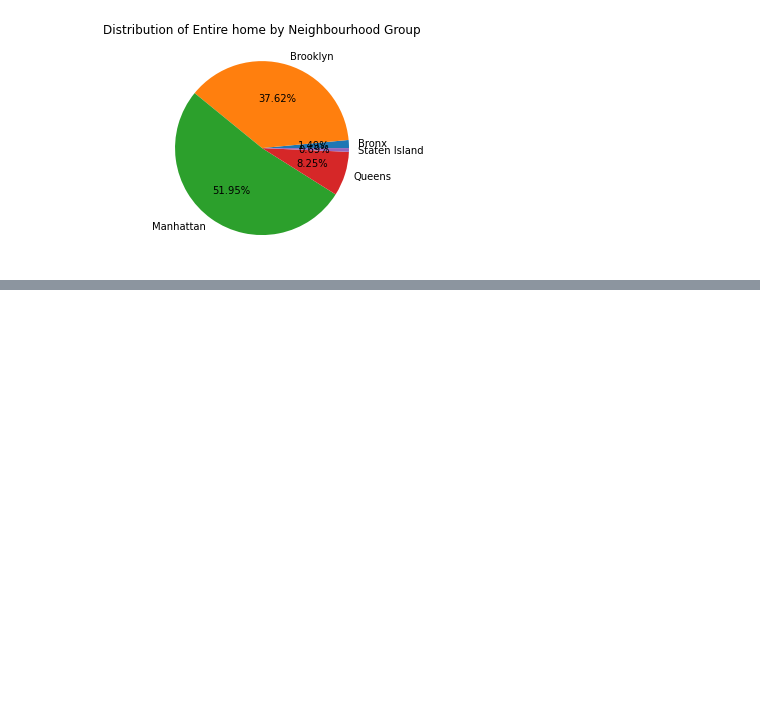
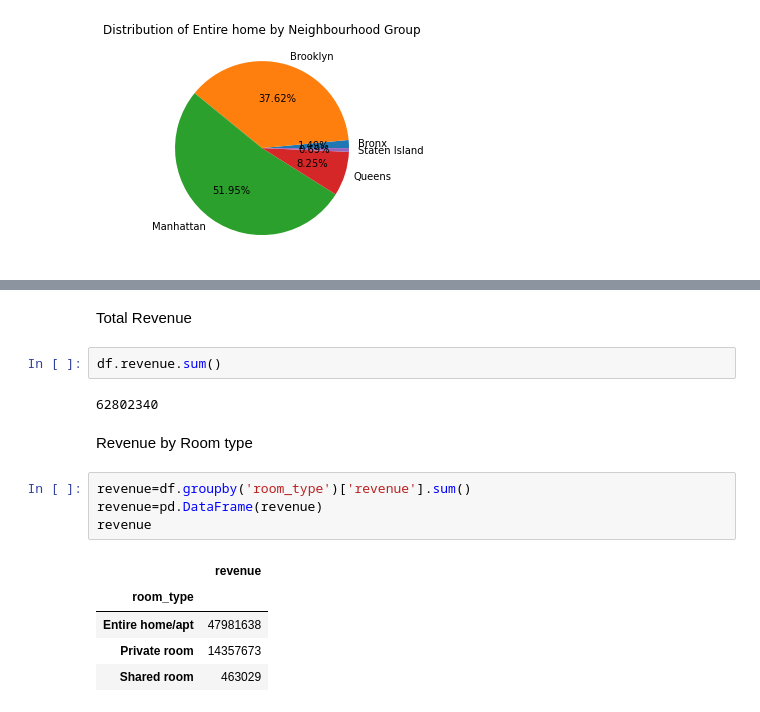
Before and after one commit to MohitJain7824/Airbnb, a Jupyter notebook: Final_of_Airbnb.ipynb, the cells around one changed output, grey strips where cells are left out. Drawn from its saved outputs; the diff is of its cells as text; blank space fills up the shorter version.

```diff
--- a/Final_of_Airbnb.ipynb
+++ b/Final_of_Airbnb.ipynb
@@ -156,0 +193,18 @@ Text(0.5, 1.0, 'Distribution of Entire home by Neighbourhood Group')
+# %% [markdown]
+Total Revenue
+# %%
+df.revenue.sum()
+# %% [output]
+62802340
+# %% [markdown]
+Revenue by Room type
+# %%
+revenue=df.groupby('room_type')['revenue'].sum()
+revenue=pd.DataFrame(revenue)
+revenue
+# %% [output]
+|  | revenue |
+| room_type |  |
+| Entire home/apt | 47981638 |
+| Private room | 14357673 |
+| Shared room | 463029 |
```
Also changed, not shown: parts of 16 cells of this notebook.
